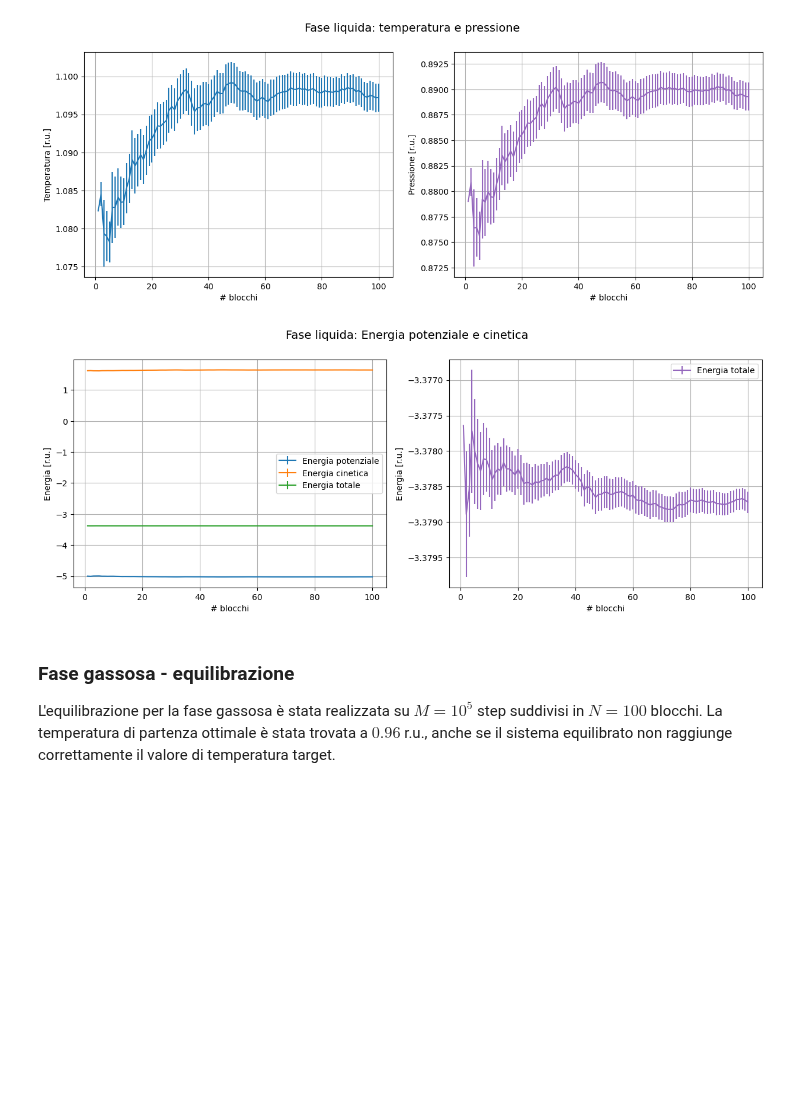
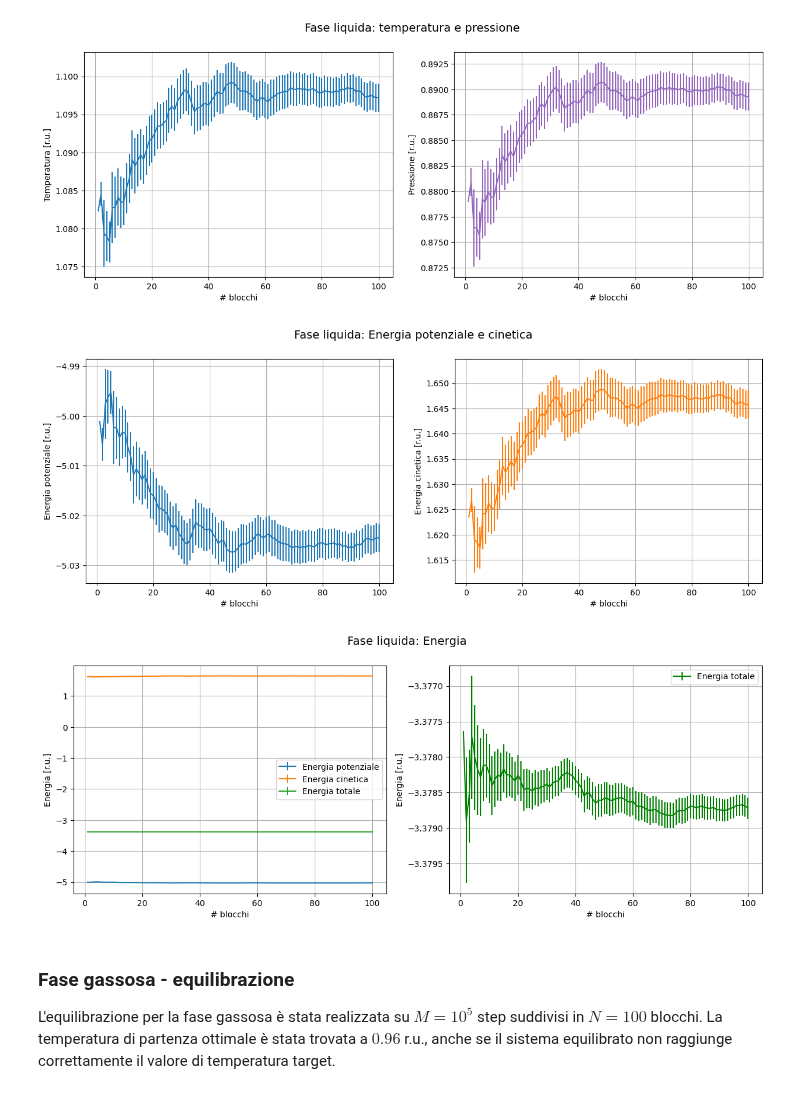
Before and after one commit to paolo-magnani/Esercizi_LSN, a Jupyter notebook: Es04/Paolo_Magnani_Esercitazione_4.ipynb, the cells around one changed output. Cells and saved outputs as stored; diff of their text form; code cells hidden in the pictures; blank space fills up the shorter version.

```diff
--- a/Es04/Paolo_Magnani_Esercitazione_4.ipynb
+++ b/Es04/Paolo_Magnani_Esercitazione_4.ipynb
@@ -63,9 +63,25 @@ x, kin, error = np.loadtxt("risultati/Solid/output_ekin.dat", usecols=(0,2,3), u
 x2, pot, error2 = np.loadtxt("risultati/Solid/output_epot.dat", usecols=(0,2,3), unpack='true')
 x3, tot, error3 = np.loadtxt("risultati/Solid/output_etot.dat", usecols=(0,2,3), unpack='true')
 
+fig2, [ax3, ax2] = plt.subplots(1, 2, figsize=(15,5))
+
+fig2.suptitle("Fase solida: Energia potenziale e cinetica", size=14)
+
+ax2.errorbar(x,kin,yerr=error, label='Energia cinetica', color='tab:orange')
+ax2.set_xlabel('# blocchi')
+ax2.set_ylabel("Energia cinetica [r.u.]")
+ax2.grid(True)
+
+ax3.errorbar(x2,pot,yerr=error2, label='Energia potenziale')
+ax3.set_xlabel('# blocchi')
+ax3.set_ylabel("Energia potenziale [r.u.]")
+ax3.grid(True)
+
+plt.plot()
+
 fig, [ax0, ax1] = plt.subplots(1, 2, figsize=(15,5))
 
-fig.suptitle("Fase solida: Energia potenziale e cinetica", size=14)
+fig.suptitle("Fase solida: Energia totale", size=14)
 
 ax0.errorbar(x2,pot,yerr=error2, label='Energia potenziale')
 ax0.errorbar(x,kin,yerr=error, label='Energia cinetica')
@@ -75,7 +91,7 @@ ax0.set_ylabel("Energia [r.u.]")
 ax0.grid(True)
 ax0.legend()
 
-ax1.errorbar(x3,tot,yerr=error3, color='C4', label='Energia totale')
+ax1.errorbar(x3,tot,yerr=error3, color='g', label='Energia totale')
 ax1.set_xlabel('# blocchi')
 ax1.set_ylabel("Energia [r.u.]")
 ax1.grid(True)
@@ -129,29 +146,46 @@ plt.show()
 # %%
 x, kin, error = np.loadtxt("risultati/Liquid/output_ekin.dat", usecols=(0,2,3), unpack='true')
 x2, pot, error2 = np.loadtxt("risultati/Liquid/output_epot.dat", usecols=(0,2,3), unpack='true')
 x3, tot, error3 = np.loadtxt("risultati/Liquid/output_etot.dat", usecols=(0,2,3), unpack='true')
 
+fig2, [ax3, ax2] = plt.subplots(1, 2, figsize=(15,5))
+
+fig2.suptitle("Fase liquida: Energia potenziale e cinetica", size=14)
+
+ax2.errorbar(x,kin,yerr=error, color = "tab:orange", label='Energia cinetica')
+ax2.set_xlabel('# blocchi')
+ax2.set_ylabel("Energia cinetica [r.u.]")
+ax2.grid(True)
+
+ax3.errorbar(x2,pot,yerr=error2, label='Energia potenziale')
+ax3.set_xlabel('# blocchi')
+ax3.set_ylabel("Energia potenziale [r.u.]")
+ax3.grid(True)
+
+plt.plot()
+
 fig, [ax0, ax1] = plt.subplots(1, 2, figsize=(15,5))
 
-fig.suptitle("Fase liquida: Energia potenziale e cinetica", size=14)
+fig.suptitle("Fase liquida: Energia", size=14)
 
 ax0.errorbar(x2,pot,yerr=error2, label='Energia potenziale')
 ax0.errorbar(x,kin,yerr=error, label='Energia cinetica')
 ax0.errorbar(x3,tot,yerr=error3, label='Energia totale')
 ax0.set_xlabel('# blocchi')
 ax0.set_ylabel("Energia [r.u.]")
 ax0.grid(True)
 ax0.legend()
 
-ax1.errorbar(x3,tot,yerr=error3, color='C4', label='Energia totale')
+ax1.errorbar(x3,tot,yerr=error3, color='g', label='Energia totale')
 ax1.set_xlabel('# blocchi')
 ax1.set_ylabel("Energia [r.u.]")
 ax1.grid(True)
 ax1.legend()
 
 plt.show()
 # %% [output]
-[figure, old version]
+[figure, new version]
+[figure, added]
 # %% [markdown]
 ### Fase gassosa - equilibrazione
 L'equilibrazione per la fase gassosa è stata realizzata su $M=10^5$ step suddivisi in $N=100$ blocchi. La temperatura di partenza ottimale è stata trovata a $0.96$ r.u., anche se il sistema equilibrato non raggiunge correttamente il valore di temperatura target.
```
Also changed, not shown: parts of 2 cells of this notebook, 1 other file.
